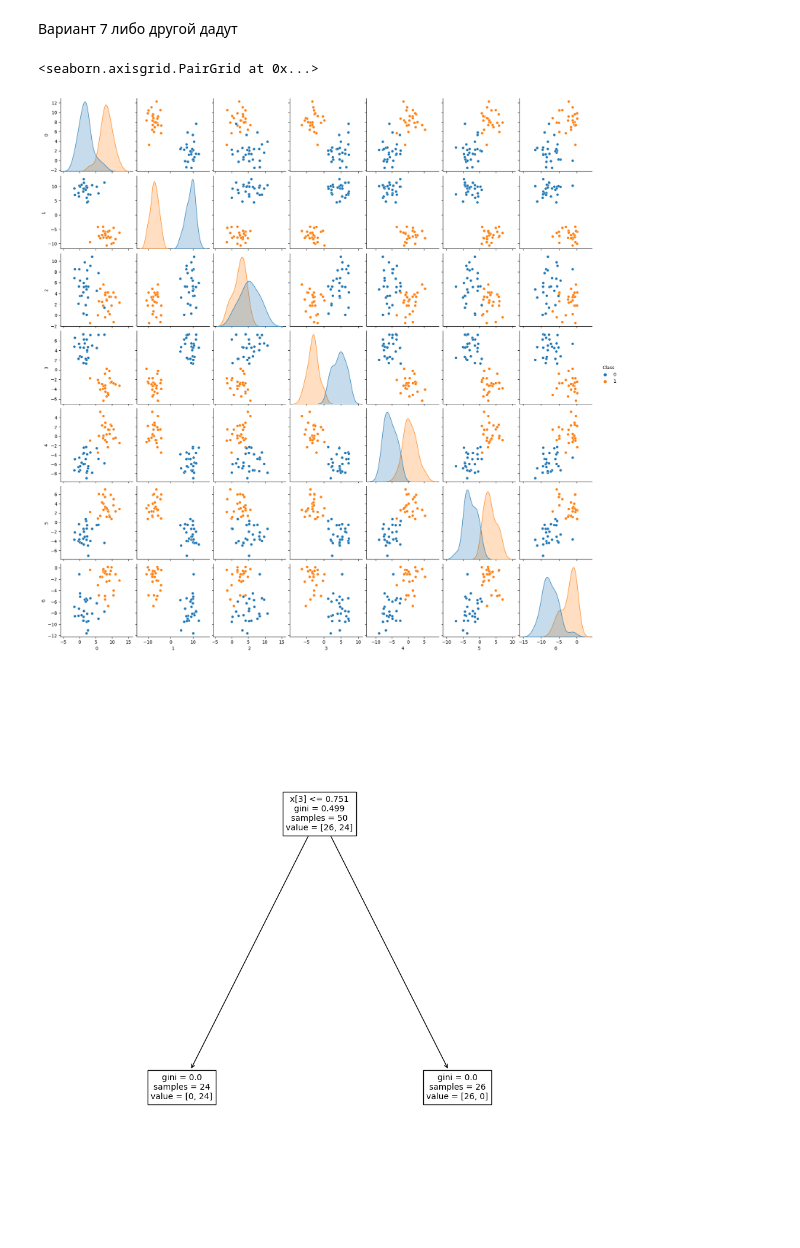
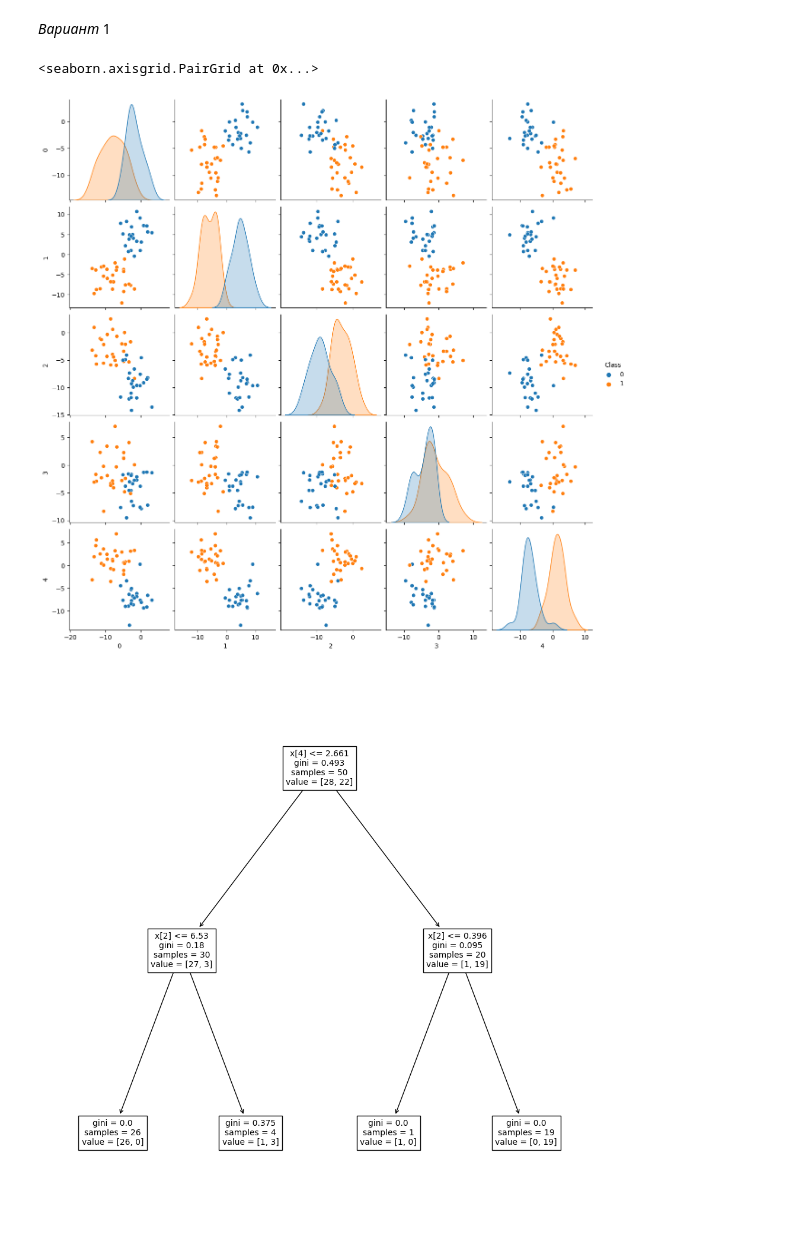
Before and after one commit to MorozovDesu/DataAnalysis_methods, a Jupyter notebook: LAB_5.ipynb, the cells around one changed output. Drawn from its saved outputs; the diff is of its cells as text; code cells hidden in the pictures.

```diff
--- a/LAB_5.ipynb
+++ b/LAB_5.ipynb
@@ -1,7 +1,7 @@
 # %% [markdown]
 <a href="https://colab.research.google.com/github/MorozovDesu/DataAnalysis_methods/blob/main/LAB_5.ipynb" target="_parent"><img src="https://colab.research.google.com/assets/colab-badge.svg" alt="Open In Colab"/></a>
-# %% [markdown]
-Вариант 7 либо другой дадут
+# %% [markdown]
+*Вариант* 1
 # %%
 import numpy as np
 import pandas as pd
@@ -13,7 +18,7 @@ from sklearn.model_selection import train_test_split
 # %%
 N=2
-D=7
-X, y = make_blobs(n_samples=100, centers=N, n_features=D, random_state=None, cluster_std=2)
+D=5
+X, y = make_blobs(n_samples=100, centers=N, n_features=D, random_state=None, cluster_std=3)
 X_train, X_test, y_train, y_test = train_test_split(X, y, test_size=0.5)
 df=pd.DataFrame(X_train)
 df['Class']=y_train
@@ -22,18 +27,20 @@ df['Class']=y_train
 sns.pairplot(df, hue='Class')
 # %% [output]
 <seaborn.axisgrid.PairGrid at 0x...>
-[figure, old version]
+[figure, new version]
 # %%
 #Обучим дерево решений
-model=tree.DecisionTreeClassifier(criterion="gini", min_samples_split=10, max_depth=5)
+# в случае, если точность модели менее 0,9, изменяя значение параметров
+# criterion, max_depth, min_samples_split, min_samples_leaf попытаться ее повысить
+model=tree.DecisionTreeClassifier(criterion="gini", min_samples_split=15, max_depth=5)
 model.fit(X_train,y_train)
 
 #Выведем дерево решений:
 plt.figure(figsize=(12,12))
 tree.plot_tree(model, fontsize=10)
 plt.show()
 # %% [output]
-[figure, old version]
+[figure, new version]
 # %%
 #Немного модифицируем и используем  функцию отрисовки решающих поверхностей из л.р. 3
 #построим и выведем на экран деревья решений и решающие поверхности для каждой пары признаков
```
Also changed, not shown: parts of 3 cells of this notebook.
